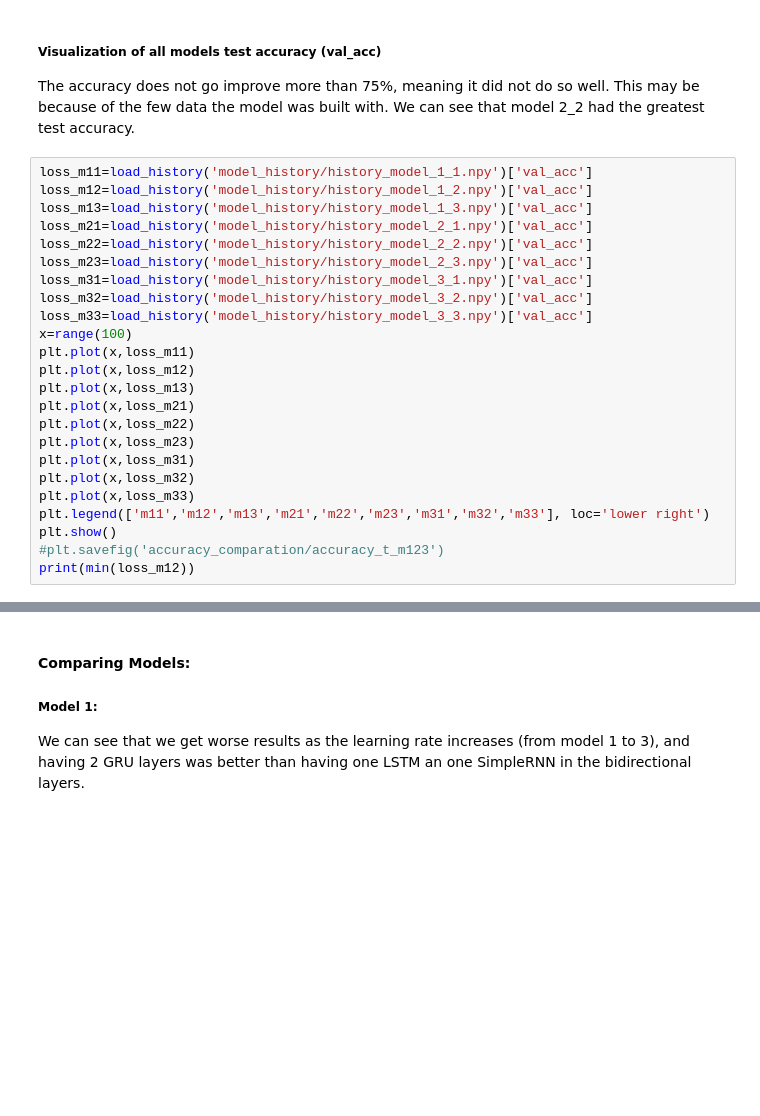
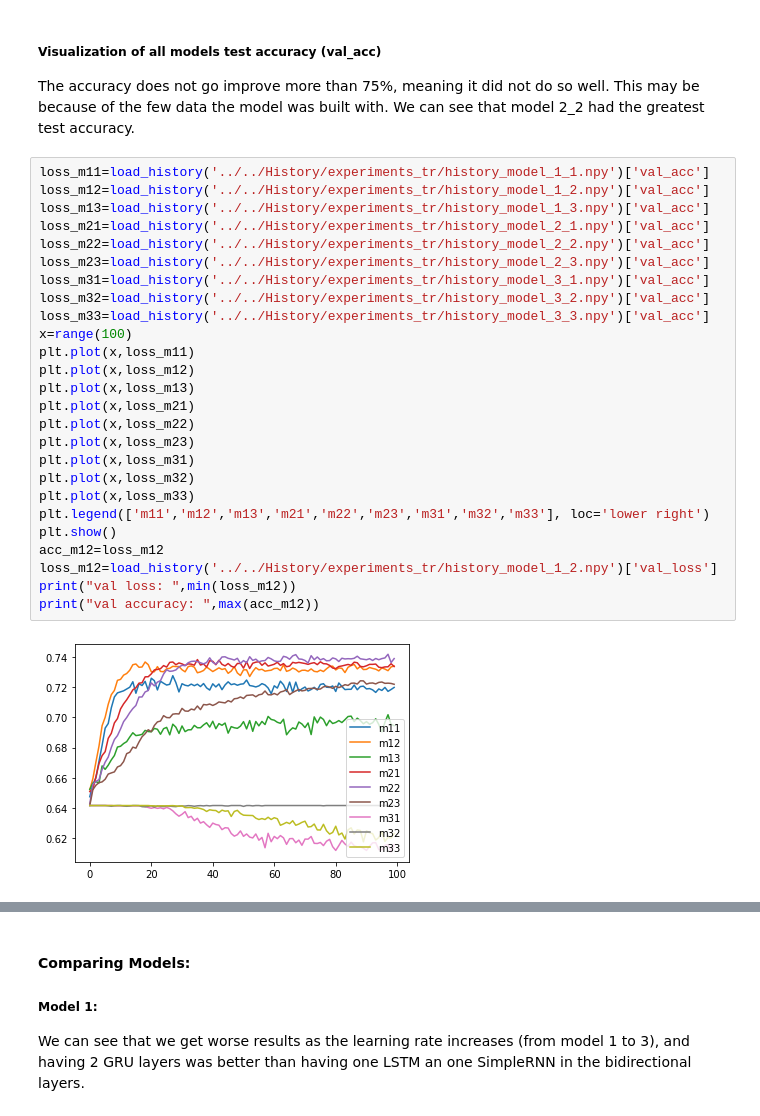
Before and after one commit to tiaraRS/MachineTranslation, a Jupyter notebook: PROYECTO MACHINE TRANSLATION/experiments_nb/tiara/t_experiments.ipynb, the cells around one changed output, grey strips where cells are left out. Cells and saved outputs as stored; diff of their text form; blank space fills up the shorter version.

```diff
--- a/PROYECTO MACHINE TRANSLATION/experiments_nb/tiara/t_experiments.ipynb
+++ b/PROYECTO MACHINE TRANSLATION/experiments_nb/tiara/t_experiments.ipynb
@@ -499,27 +500,30 @@ plt.savefig('loss_comparation/losses_t')
 The accuracy does not go improve more than 75%, meaning it did not do so well. This may be because of the few data the model was built with.
 We can see that model 2_2 had the greatest test accuracy.
 # %%
-loss_m11=load_history('model_history/history_model_1_1.npy')['val_acc']
-loss_m12=load_history('model_history/history_model_1_2.npy')['val_acc']
-loss_m13=load_history('model_history/history_model_1_3.npy')['val_acc']
-loss_m21=load_history('model_history/history_model_2_1.npy')['val_acc']
-loss_m22=load_history('model_history/history_model_2_2.npy')['val_acc']
-loss_m23=load_history('model_history/history_model_2_3.npy')['val_acc']
-loss_m31=load_history('model_history/history_model_3_1.npy')['val_acc']
-loss_m32=load_history('model_history/history_model_3_2.npy')['val_acc']
-loss_m33=load_history('model_history/history_model_3_3.npy')['val_acc']
+loss_m11=load_history('../../History/experiments_tr/history_model_1_1.npy')['val_acc']
+loss_m12=load_history('../../History/experiments_tr/history_model_1_2.npy')['val_acc']
+loss_m13=load_history('../../History/experiments_tr/history_model_1_3.npy')['val_acc']
+loss_m21=load_history('../../History/experiments_tr/history_model_2_1.npy')['val_acc']
+loss_m22=load_history('../../History/experiments_tr/history_model_2_2.npy')['val_acc']
+loss_m23=load_history('../../History/experiments_tr/history_model_2_3.npy')['val_acc']
+loss_m31=load_history('../../History/experiments_tr/history_model_3_1.npy')['val_acc']
+loss_m32=load_history('../../History/experiments_tr/history_model_3_2.npy')['val_acc']
+loss_m33=load_history('../../History/experiments_tr/history_model_3_3.npy')['val_acc']
 x=range(100)
 plt.plot(x,loss_m11)
 plt.plot(x,loss_m12)
 plt.plot(x,loss_m13)
 plt.plot(x,loss_m21)
 plt.plot(x,loss_m22)
 plt.plot(x,loss_m23)
 plt.plot(x,loss_m31)
 plt.plot(x,loss_m32)
 plt.plot(x,loss_m33)
 plt.legend(['m11','m12','m13','m21','m22','m23','m31','m32','m33'], loc='lower right')
 plt.show()
-#plt.savefig('accuracy_comparation/accuracy_t_m123')
-print(min(loss_m12))
+acc_m12=loss_m12
+loss_m12=load_history('../../History/experiments_tr/history_model_1_2.npy')['val_loss']
+print("val loss: ",min(loss_m12))
+print("val accuracy: ",max(acc_m12))
 # %% [output]
+[figure, added]
```
Also changed, not shown: parts of 3 cells of this notebook, 8 other files.
